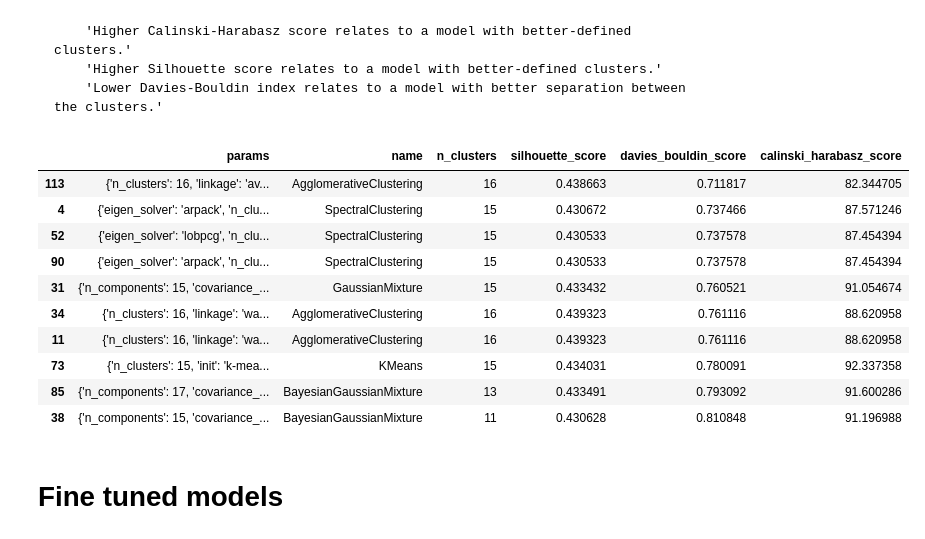
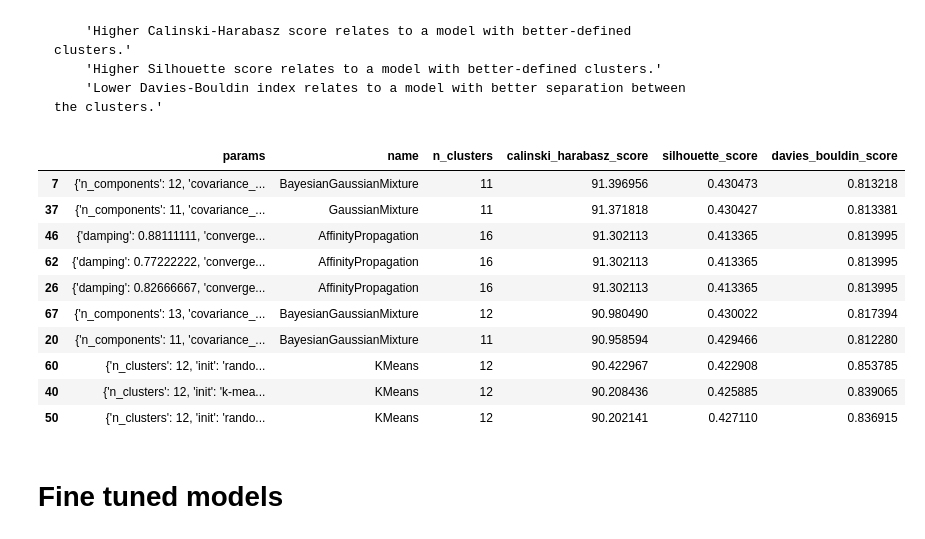
Before and after one commit to tikendraw/customer-segmentation-and-analysis, a Jupyter notebook: customer-segmentation-and-vizualizing-clusters.ipynb, the cells around one changed output. Drawn from its saved outputs; the diff is of its cells as text; code cells hidden in the pictures.

```diff
--- a/customer-segmentation-and-vizualizing-clusters.ipynb
+++ b/customer-segmentation-and-vizualizing-clusters.ipynb
@@ -67,7 +69,7 @@ Mall_Customers.csv
 # %% [markdown]
 # Data
 # %%
-df = pd.read_csv('../input/customer-segmentation-tutorial-in-python/Mall_Customers.csv')
+df = pd.read_csv('./dataset/Mall_Customers.csv')
 df.head()
 # %% [output]
 |  | CustomerID | Gender | Age | Annual Income (k$) | Spending Score (1-100) |
@@ -366,7 +368,7 @@ params = {
 
     },
     'kmeans': {
-        'n_clusters': [ 2,  3,  4,  5,  6,  7,  8,  9, 10, 11, 12, 13, 14, 15, 16, 17, 18, 19],
+        'n_clusters': [ 2,  3,  4,  5,  6,  7,  8,  9, 10, 11, 12],
         'init':['k-means++', 'random'],
         'n_init': ['auto'],
         'tol':[0.001, 0.01, 0.1],
@@ -383,7 +385,7 @@ params = {
     },
     'spectral':{
         'eigen_solver':['arpack', 'lobpcg'],
-        'n_clusters': [ 2,  3,  4,  5,  6,  7,  8,  9, 10, 11, 12, 13, 14, 15, 16, 17, 18, 19],
+        'n_clusters': [ 2,  3,  4,  5,  6,  7,  8,  9, 10, 11, 12],
         'n_init':[ 5,  7,  9, 11, 13, 15, 17, 19],
         'gamma':[0.5       , 0.665, 0.831, 0.996, 1.162,
        1.327, 1.493, 1.658, 1.824, 1.99      ],
@@ -393,7 +395,7 @@ params = {
 
     },
     'agg':{
-        'n_clusters': [ 2,  3,  4,  5,  6,  7,  8,  9, 10, 11, 12, 13, 14, 15, 16, 17, 18, 19],
+        'n_clusters': [ 2,  3,  4,  5,  6,  7,  8,  9, 10, 11, 12],
 #         'metric': ['euclidean', 'l1', 'l2', 'manhattan', 'cosine'],
         'linkage': ['ward', 'complete', 'average', 'single'],
         'compute_distances': [True, False]
@@ -422,7 +424,7 @@ params = {
         'leaf_size': [10, 30, 50, 100]
     },
     'gmm':{
-        'n_components': [ 2,  3,  4,  5,  6,  7,  8,  9, 10, 11, 12, 13, 14, 15, 16, 17, 18, 19],
+        'n_components': [ 2,  3,  4,  5,  6,  7,  8,  9, 10, 11, 12, 13],
         'covariance_type': ['full', 'tied', 'diag', 'spherical'],
         'tol': [1e-4, 1e-3, 1e-2, 1e-1],
         'reg_covar': [1e-7, 1e-6, 1e-5],
@@ -431,7 +433,7 @@ params = {
         'random_state':[random_seed],
     },
     'bgmm':{
-        'n_components': [ 2,  3,  4,  5,  6,  7,  8,  9, 10, 11, 12, 13, 14, 15, 16, 17, 18, 19],
+        'n_components': [ 2,  3,  4,  5,  6,  7,  8,  9, 10, 11, 12, 13],
 
         'covariance_type': ['full', 'tied', 'diag', 'spherical'],
         'tol': [1e-4, 1e-3, 1e-2, 1e-1],
@@ -440,7 +442,7 @@ params = {
         'init_params': ['kmeans', 'k-means++', 'random']
     },
     'bkmeans':{
-                'n_clusters': [ 2,  3,  4,  5,  6,  7,  8,  9, 10, 11, 12, 13, 14, 15, 16, 17, 18, 19],
+                'n_clusters': [ 2,  3,  4,  5,  6,  7,  8,  9, 10, 11, 12],
 
         'init': ['k-means++','random'],
         'n_init': [1, 5, 10],
@@ -449,7 +451,7 @@ params = {
         'bisecting_strategy': ['biggest_inertia', 'largest_cluster'],
     },
     'mini_batch_kmeans':{
-        'n_clusters': [ 2,  3,  4,  5,  6,  7,  8,  9, 10, 11, 12, 13, 14, 15, 16, 17, 18, 19],
+        'n_clusters': [ 2,  3,  4,  5,  6,  7,  8,  9, 10, 11, 12, 13],
         'init': ['k-means++','random'],
         'batch_size': [2, 4, 8, 16],
         'random_state':[random_seed],
@@ -562,7 +598,7 @@ class ClusterRandomizedSearch:
 
         return results_df
 # %%
-scorrr = ['silhouette_score', 'davies_bouldin_score', 'calinski_harabasz_score']
+scorrr = [ 'calinski_harabasz_score' , 'silhouette_score', 'davies_bouldin_score']
 # %%
 model_grid_search = {}
 n_iter=150
@@ -649,19 +682,19 @@ dbscan
         'Higher Silhouette score relates to a model with better-defined clusters.'
         'Lower Davies-Bouldin index relates to a model with better separation between the clusters.'
 # %%
-big_results_df.sort_values(['silhouette_score', 'calinski_harabasz_score'], ascending=False).sort_values(['davies_bouldin_score', 'n_clusters'], ascending=True).head(10)
+big_results_df.sort_values('calinski_harabasz_score', ascending=False).head(10)
 # %% [output]
-|  | params | name | n_clusters | silhouette_score | davies_bouldin_score | calinski_harabasz_score |
-| 113 | {'n_clusters': 16, 'linkage': 'av... | AgglomerativeClustering | 16 | 0.438663 | 0.711817 | 82.344705 |
-| 4 | {'eigen_solver': 'arpack', 'n_clu... | SpectralClustering | 15 | 0.430672 | 0.737466 | 87.571246 |
-| 52 | {'eigen_solver': 'lobpcg', 'n_clu... | SpectralClustering | 15 | 0.430533 | 0.737578 | 87.454394 |
-| 90 | {'eigen_solver': 'arpack', 'n_clu... | SpectralClustering | 15 | 0.430533 | 0.737578 | 87.454394 |
-| 31 | {'n_components': 15, 'covariance_... | GaussianMixture | 15 | 0.433432 | 0.760521 | 91.054674 |
-| 34 | {'n_clusters': 16, 'linkage': 'wa... | AgglomerativeClustering | 16 | 0.439323 | 0.761116 | 88.620958 |
-| 11 | {'n_clusters': 16, 'linkage': 'wa... | AgglomerativeClustering | 16 | 0.439323 | 0.761116 | 88.620958 |
-| 73 | {'n_clusters': 15, 'init': 'k-mea... | KMeans | 15 | 0.434031 | 0.780091 | 92.337358 |
-| 85 | {'n_components': 17, 'covariance_... | BayesianGaussianMixture | 13 | 0.433491 | 0.793092 | 91.600286 |
-| 38 | {'n_components': 15, 'covariance_... | BayesianGaussianMixture | 11 | 0.430628 | 0.810848 | 91.196988 |
+|  | params | name | n_clusters | calinski_harabasz_score | silhouette_score | davies_bouldin_score |
+| 7 | {'n_components': 12, 'covariance_... | BayesianGaussianMixture | 11 | 91.396956 | 0.430473 | 0.813218 |
+| 37 | {'n_components': 11, 'covariance_... | GaussianMixture | 11 | 91.371818 | 0.430427 | 0.813381 |
+| 46 | {'damping': 0.88111111, 'converge... | AffinityPropagation | 16 | 91.302113 | 0.413365 | 0.813995 |
+| 62 | {'damping': 0.77222222, 'converge... | AffinityPropagation | 16 | 91.302113 | 0.413365 | 0.813995 |
+| 26 | {'damping': 0.82666667, 'converge... | AffinityPropagation | 16 | 91.302113 | 0.413365 | 0.813995 |
+| 67 | {'n_components': 13, 'covariance_... | BayesianGaussianMixture | 12 | 90.980490 | 0.430022 | 0.817394 |
+| 20 | {'n_components': 11, 'covariance_... | BayesianGaussianMixture | 11 | 90.958594 | 0.429466 | 0.812280 |
+| 60 | {'n_clusters': 12, 'init': 'rando... | KMeans | 12 | 90.422967 | 0.422908 | 0.853785 |
+| 40 | {'n_clusters': 12, 'init': 'k-mea... | KMeans | 12 | 90.208436 | 0.425885 | 0.839065 |
+| 50 | {'n_clusters': 12, 'init': 'rando... | KMeans | 12 | 90.202141 | 0.427110 | 0.836915 |
 # %% [markdown]
 # Fine tuned models
 # %%
```
Also changed, not shown: parts of 32 cells of this notebook.
